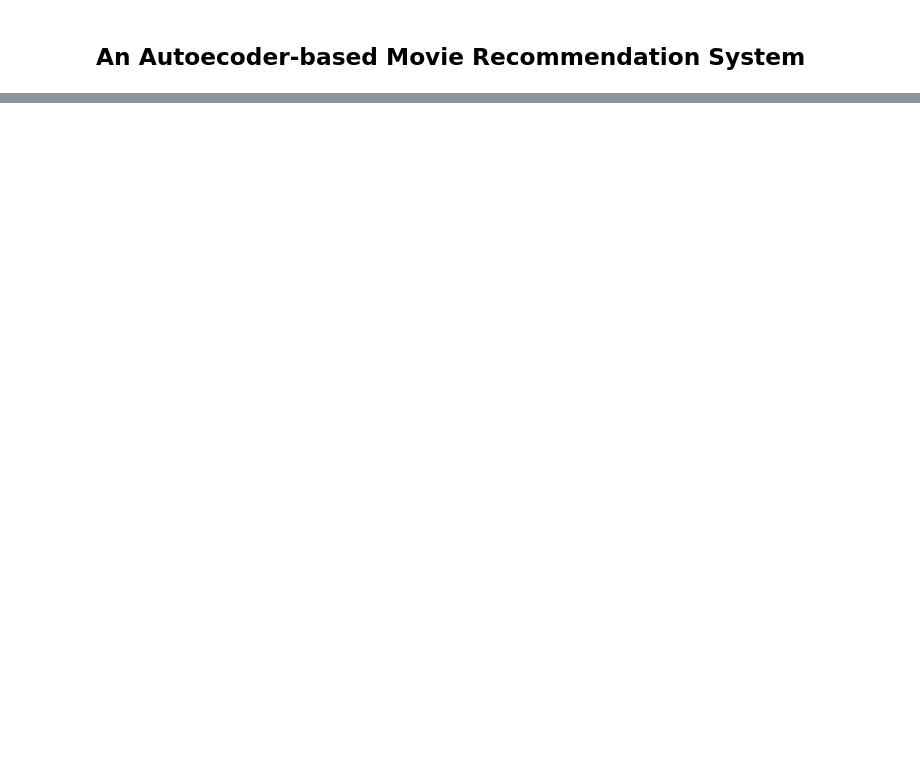
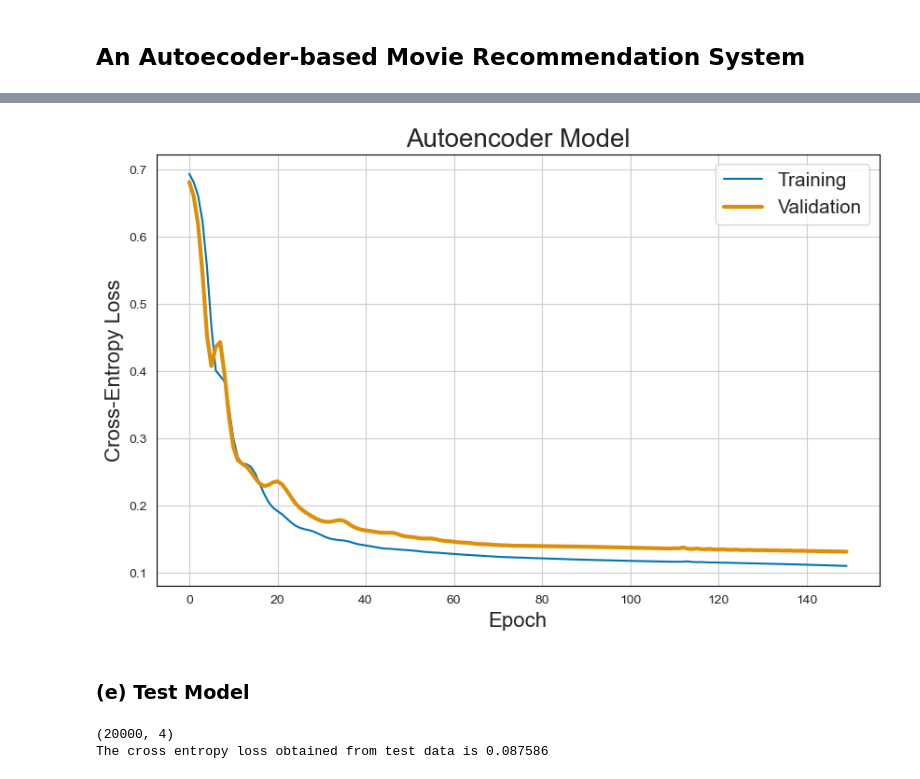
Before and after one commit to yan-055/Movie-Recommendation-System, a Jupyter notebook: movie recommender.ipynb, the cells around one changed output, grey strips where cells are left out. Saved outputs shown, nothing was run; the diff lists cells and outputs as text; code cells hidden in the pictures; blank space fills up the shorter version.

```diff
--- a/movie recommender.ipynb
+++ b/movie recommender.ipynb
@@ -262,0 +244,26 @@ The top-10 best NEW movies recommended by the first user:
+# %%
+# create an instance of autoencoder, and move it to the device
+model = auto_encoder(train_data.shape[1]).to(device)
+# determine hyperparameters of the model: loss function, optimizer, learning rate, epochs
+loss_function = torch.nn.BCELoss() # Binary Cross Entropy loss between the target and the output, used to optimize the model during training
+optimizer = torch.optim.Adam(model.parameters(), lr=0.001) # Adam optimizer: learn parameters of the neural network with a rate of 0.001
+EPOCHS = 150 # one epoch refers to one entire passing of traning data
+
+train_loss = []
+val_loss = []
+for epoch in range(EPOCHS):
+    train_data = train_data[torch.randperm(train_data.shape[0])]
+
+    optimizer.zero_grad() # clear the gradients from the previous training step
+    train_predicted = model(train_data)
+    loss = loss_function(train_predicted, train_data)
+    loss.backward() # calculate the gradients (first derivative) of loss during the backward pass in the neural network
+    optimizer.step() # update the parameters of the neural network
+    train_loss.append(loss.item())
+
+    model.eval() # set the model to evaluation mode
+    val_predicted = model(val_data)
+    loss = loss_function(val_predicted, val_data)
+    val_loss.append(loss.item())
+    model.train() # set the model to train mode
+_ = model.eval()
@@ -262,0 +276,29 @@ The top-10 best NEW movies recommended by the first user:
+# %%
+sns.set_palette("colorblind")
+sns.set_style("whitegrid", {"axes.edgecolor": "black"})
+
+# plot training loss and validation loss
+figure = plt.figure(figsize = [10, 6])
+plt.plot(np.arange(len(train_loss[:])), train_loss[:], label='Training')
+plt.plot(np.arange(len(val_loss[:])), val_loss[:], label='Validation', linewidth=3)
+plt.ylabel('Cross-Entropy Loss',fontsize=16)
+plt.xlabel('Epoch',fontsize=16)
+plt.title("Autoencoder Model", fontsize=20)
+plt.legend(fontsize=15)
+plt.savefig('autoencoder_loss.png')
+plt.show()
+# %% [output]
+[figure, added]
+# %% [markdown]
+### (e) Test Model
+# %%
+# test data from u1.test
+ratings_test = pd.read_csv("Data/ml-100k/u1.test", sep="\t", names=sel_cols, encoding="latin-1")
+print(ratings_test.shape)
+test_data = user_item_matrix(ratings_test, items).to(device)
+test_predicted = model(test_data) # reconstruct users' preferences through the model
+test_loss = loss_function(test_predicted, test_data).item() # between 0 and 1, with 0 being a perfect model
+print("The cross entropy loss obtained from test data is {:.6}".format(test_loss))
+# %% [output]
+(20000, 4)
+The cross entropy loss obtained from test data is 0.087586
```
Also changed, not shown: parts of 51 cells of this notebook, 4 other files.
